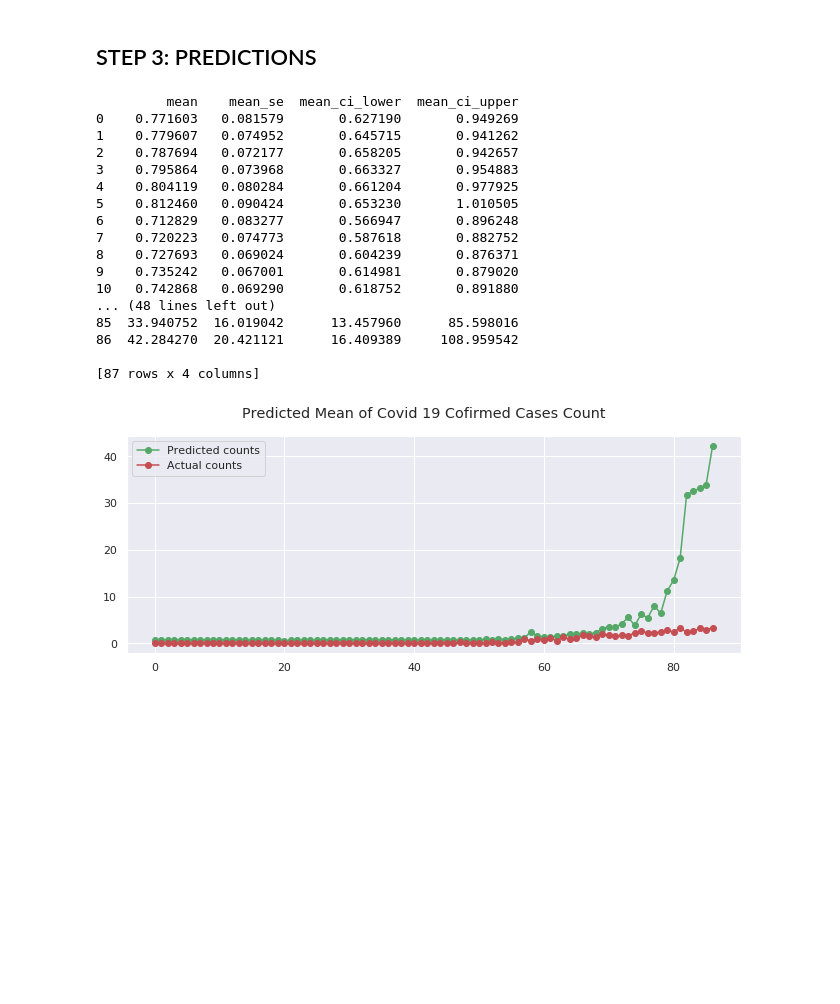
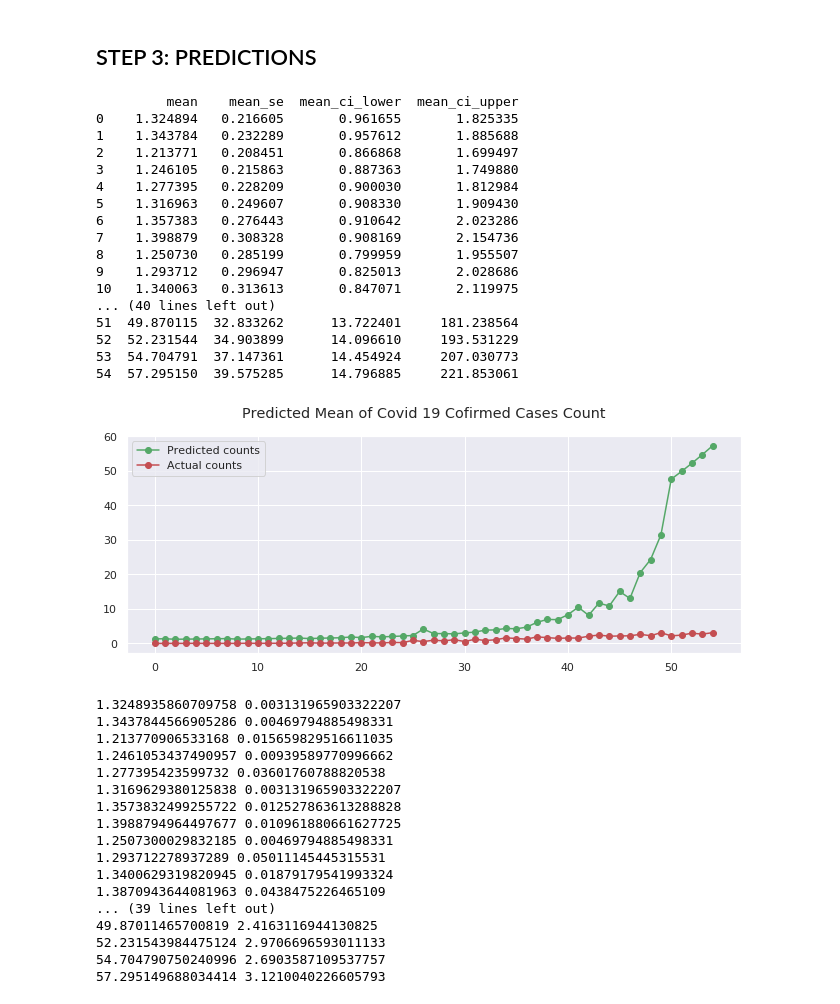
Before and after one commit to prerit1998jain/Pandemic-Forecasting-using-Time-dependent-SIRD-and-Poisson-Regression, a Jupyter notebook: Poisson Regression (Generalised Across Countries).ipynb, the cells around one changed output. Saved outputs shown, nothing was run; the diff lists cells and outputs as text; code cells hidden in the pictures; blank space fills up the shorter version.

```diff
--- a/Poisson Regression (Generalised Across Countries).ipynb
+++ b/Poisson Regression (Generalised Across Countries).ipynb
@@ -57,7 +57,7 @@ memory usage: 102.9+ KB
 # %%
 data = data.drop('Unnamed: 0', axis = 1)
 # %%
-data = pd.concat([data,dummy], axis = 1)
+#data = pd.concat([data,dummy], axis = 1)
 # %%
 data.info()
 # %% [output]
@@ -125,5 +145,5 @@ plot_data(Switzerland, 'norm_cases')
 # %%
-expr = """ norm_cases ~ days_completed + Weekday + Month + Lockdown + Public_Health + Movement_restrictions + Social_distancing + total_tests"""
+expr = """ norm_cases ~ days_completed + Weekday + Lockdown + Public_Health + Movement_restrictions + Social_distancing + total_tests"""
 
 def train_test_split(df,ratio, expr):
     mask = np.random.rand(len(df)) < ratio
@@ -200,6 +220,7 @@ sns.heatmap(corr, mask=mask, annot = True, cmap=cmap, vmax=.3, center=0,
 # %% [markdown]
 ## STEP 1: TEST-TRAIN SPLIT
 # %%
-X_train, y_train, X_test, y_test = train_test_split(data,1, expr)
+df_filtered = data[data['days_completed'] < 59]
+X_train, y_train, X_test, y_test = train_test_split(df_filtered,1, expr)
 X_India, y_India, p, q = train_test_split(India,1, expr)
 # %% [output]
@@ -235,23 +256,42 @@ total_tests            5.186e-05   3.23e-06     16.079      0.000    4.55e-05
 predictions_frame = predict(model, X_India)
 # %% [output]
          mean    mean_se  mean_ci_lower  mean_ci_upper
-0    0.771603   0.081579       0.627190       0.949269
-1    0.779607   0.074952       0.645715       0.941262
-2    0.787694   0.072177       0.658205       0.942657
-3    0.795864   0.073968       0.663327       0.954883
-4    0.804119   0.080284       0.661204       0.977925
-5    0.812460   0.090424       0.653230       1.010505
-6    0.712829   0.083277       0.566947       0.896248
-7    0.720223   0.074773       0.587618       0.882752
-8    0.727693   0.069024       0.604239       0.876371
-9    0.735242   0.067001       0.614981       0.879020
-10   0.742868   0.069290       0.618752       0.891880
-... (48 lines left out)
-85  33.940752  16.019042      13.457960      85.598016
-86  42.284270  20.421121      16.409389     108.959542
-
-[87 rows x 4 columns]
+0    1.324894   0.216605       0.961655       1.825335
+1    1.343784   0.232289       0.957612       1.885688
+2    1.213771   0.208451       0.866868       1.699497
+3    1.246105   0.215863       0.887363       1.749880
+4    1.277395   0.228209       0.900030       1.812984
+5    1.316963   0.249607       0.908330       1.909430
+6    1.357383   0.276443       0.910642       2.023286
+7    1.398879   0.308328       0.908169       2.154736
+8    1.250730   0.285199       0.799959       1.955507
+9    1.293712   0.296947       0.825013       2.028686
+10   1.340063   0.313613       0.847071       2.119975
+... (40 lines left out)
+51  49.870115  32.833262      13.722401     181.238564
+52  52.231544  34.903899      14.096610     193.531229
+53  54.704791  37.147361      14.454924     207.030773
+54  57.295150  39.575285      14.796885     221.853061
 # %%
-predicted_counts, actual_counts = plot_results(predictions_frame,X_India, y_India,India, 'norm_cases')
+predicted_counts, actual_counts = plot_results(predictions_frame,X_India, y_India, India, 'norm_cases')
+for i in range(len(predicted_counts.index)):
+    print(predicted_counts[i], actual_counts[i])
 # %% [output]
-[figure, old version]
+[figure, new version]
+1.3248935860709758 0.003131965903322207
+1.3437844566905286 0.00469794885498331
+1.213770906533168 0.015659829516611035
+1.2461053437490957 0.00939589770996662
+1.277395423599732 0.03601760788820538
+1.3169629380125838 0.003131965903322207
+1.3573832499255722 0.012527863613288828
+1.3988794964497677 0.010961880661627725
+1.2507300029832185 0.00469794885498331
+1.293712278937289 0.05011145445315531
+1.3400629319820945 0.01879179541993324
+1.3870943644081963 0.0438475226465109
+... (39 lines left out)
+49.87011465700819 2.4163116944130825
+52.231543984475124 2.9706696593011133
+54.704790750240996 2.6903587109537757
+57.295149688034414 3.1210040226605793
```
Also changed, not shown: parts of 15 cells of this notebook, 10 other files.
